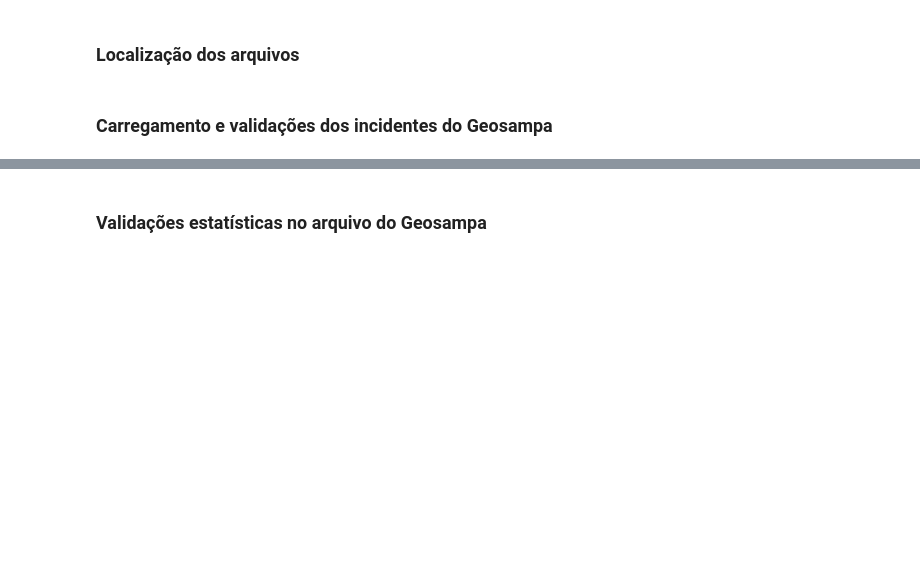
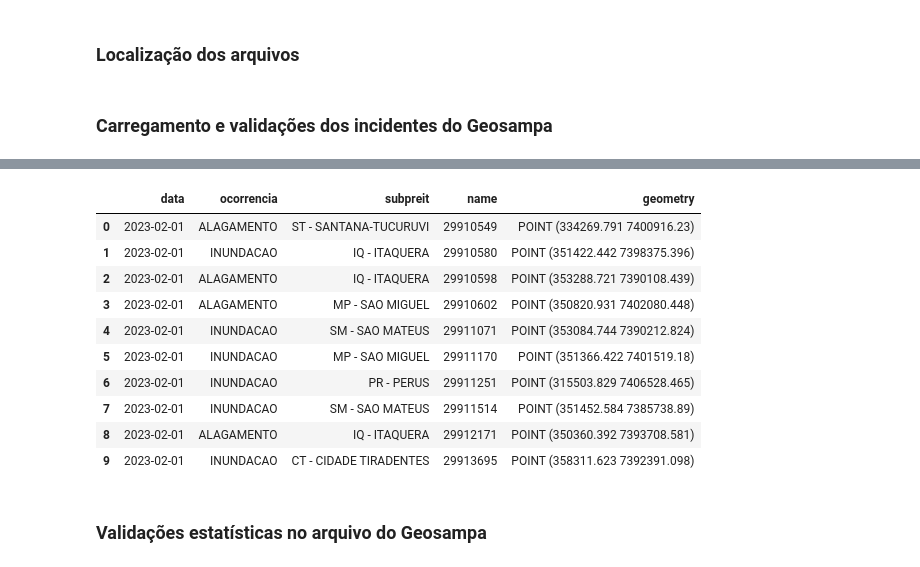
Before and after one commit to marcelof314/SP_urban_flooding, a Jupyter notebook: 06 Simulation package preparation.ipynb, the cells around one changed output, grey strips where cells are left out. Saved outputs shown, nothing was run; the diff lists cells and outputs as text; code cells hidden in the pictures; blank space fills up the shorter version.

```diff
--- a/06 Simulation package preparation.ipynb
+++ b/06 Simulation package preparation.ipynb
@@ -78,3 +79,17 @@ memory usage: 524.3+ KB
+# %%
+gdf_geosampa.head(10)
+# %% [output]
+|  | data | ocorrencia | subpreit | name | geometry |
+| 0 | 2023-02-01 | ALAGAMENTO | ST - SANTANA-TUCURUVI | 29910549 | POINT (334269.791 7400916.23) |
+| 1 | 2023-02-01 | INUNDACAO | IQ - ITAQUERA | 29910580 | POINT (351422.442 7398375.396) |
+| 2 | 2023-02-01 | ALAGAMENTO | IQ - ITAQUERA | 29910598 | POINT (353288.721 7390108.439) |
+| 3 | 2023-02-01 | ALAGAMENTO | MP - SAO MIGUEL | 29910602 | POINT (350820.931 7402080.448) |
+| 4 | 2023-02-01 | INUNDACAO | SM - SAO MATEUS | 29911071 | POINT (353084.744 7390212.824) |
+| 5 | 2023-02-01 | INUNDACAO | MP - SAO MIGUEL | 29911170 | POINT (351366.422 7401519.18) |
+| 6 | 2023-02-01 | INUNDACAO | PR - PERUS | 29911251 | POINT (315503.829 7406528.465) |
+| 7 | 2023-02-01 | INUNDACAO | SM - SAO MATEUS | 29911514 | POINT (351452.584 7385738.89) |
+| 8 | 2023-02-01 | ALAGAMENTO | IQ - ITAQUERA | 29912171 | POINT (350360.392 7393708.581) |
+| 9 | 2023-02-01 | INUNDACAO | CT - CIDADE TIRADENTES | 29913695 | POINT (358311.623 7392391.098) |
 # %% [markdown]
 ### Validações estatísticas no arquivo do Geosampa
 # %%
```
Also changed, not shown: parts of 25 cells of this notebook.
